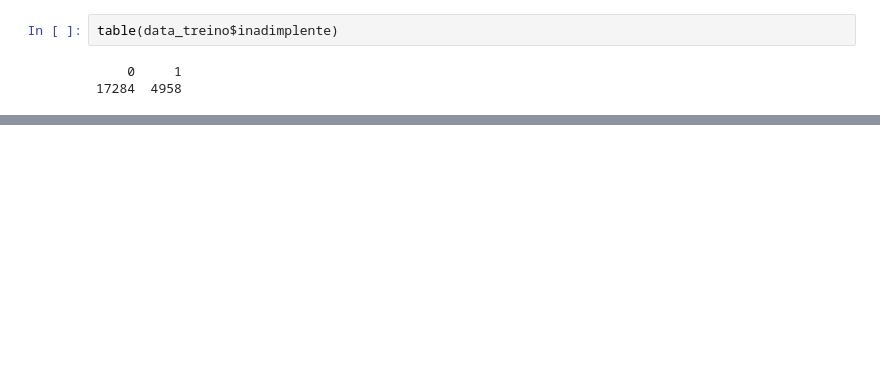
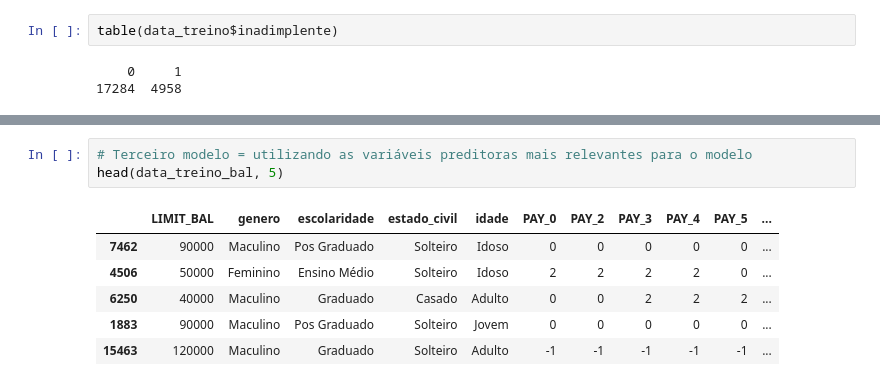
Before and after one commit to emariot/machine_learning, a Jupyter notebook: R/clientes_inadimplentes.ipynb, the cells around one changed output, grey strips where cells are left out. Cells and saved outputs as stored; diff of their text form; blank space fills up the shorter version.

```diff
--- a/R/clientes_inadimplentes.ipynb
+++ b/R/clientes_inadimplentes.ipynb
@@ -531,0 +573,10 @@ ERROR: Error in SMOTE(inadimplement ~ ., data = data_treino): não foi possível
+# %%
+# Terceiro modelo = utilizando as variáveis preditoras mais relevantes para o modelo
+head(data_treino_bal, 5)
+# %% [output]
+|  | LIMIT_BAL | genero | escolaridade | estado_civil | idade | PAY_0 | PAY_2 | PAY_3 | PAY_4 | PAY_5 | ... |
+| 7462 | 90000 | Maculino | Pos Graduado | Solteiro | Idoso | 0 | 0 | 0 | 0 | 0 | ... |
+| 4506 | 50000 | Feminino | Ensino Médio | Solteiro | Idoso | 2 | 2 | 2 | 2 | 0 | ... |
+| 6250 | 40000 | Maculino | Graduado | Casado | Adulto | 0 | 0 | 2 | 2 | 2 | ... |
+| 1883 | 90000 | Maculino | Pos Graduado | Solteiro | Jovem | 0 | 0 | 0 | 0 | 0 | ... |
+| 15463 | 120000 | Maculino | Graduado | Solteiro | Adulto | -1 | -1 | -1 | -1 | -1 | ... |
```
Also changed, not shown: parts of 23 cells of this notebook.
